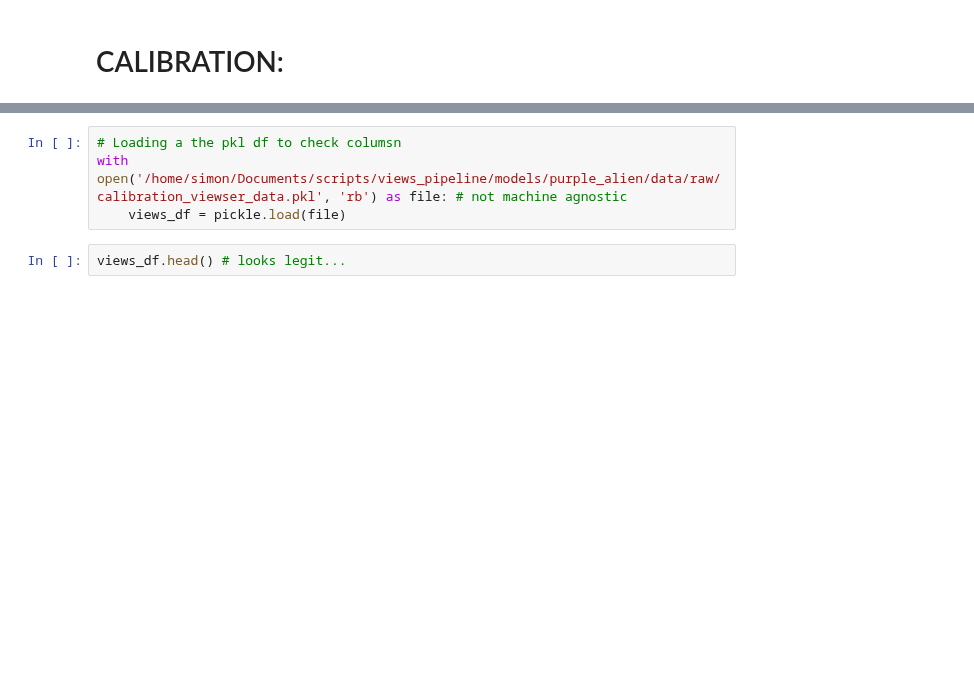
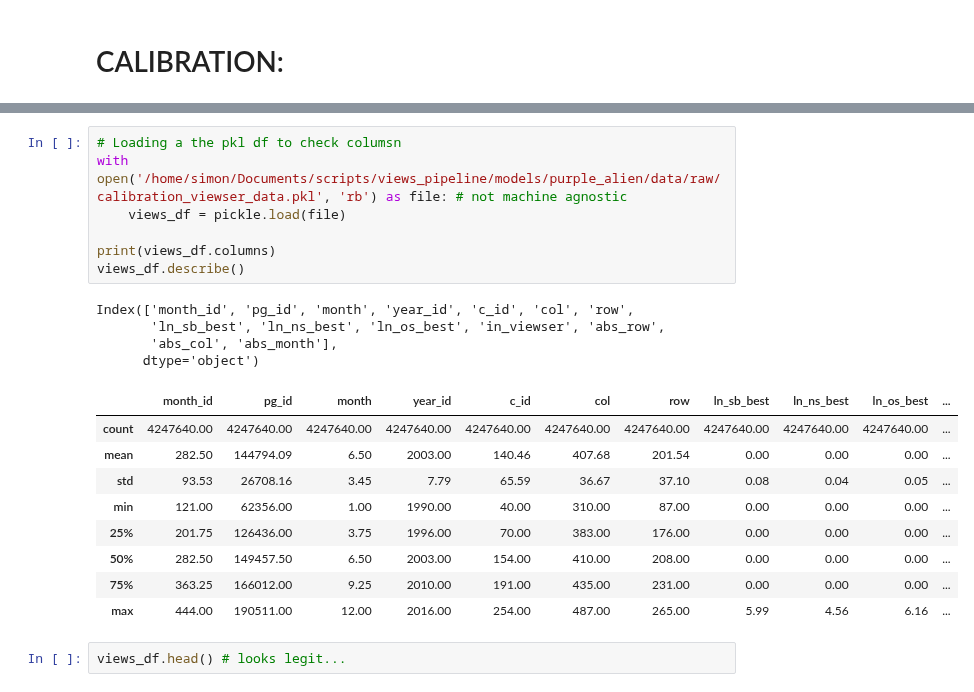
Before and after one commit to prio-data/views_pipeline, a Jupyter notebook: models/purple_alien/notebooks/check_data.ipynb, the cells around one changed output, grey strips where cells are left out. Cells and saved outputs as stored; diff of their text form; blank space fills up the shorter version.

```diff
--- a/models/purple_alien/notebooks/check_data.ipynb
+++ b/models/purple_alien/notebooks/check_data.ipynb
@@ -52,7 +47,24 @@ View run at https://wandb.ai/nornir/views_pipeline-models_purple_alien_notebooks
 # %%
 # Loading a the pkl df to check columsn
 with open('/home/simon/Documents/scripts/views_pipeline/models/purple_alien/data/raw/calibration_viewser_data.pkl', 'rb') as file: # not machine agnostic
     views_df = pickle.load(file)
+
+print(views_df.columns)
+views_df.describe()
+# %% [output]
+Index(['month_id', 'pg_id', 'month', 'year_id', 'c_id', 'col', 'row',
+       'ln_sb_best', 'ln_ns_best', 'ln_os_best', 'in_viewser', 'abs_row',
+       'abs_col', 'abs_month'],
+      dtype='object')
+|  | month_id | pg_id | month | year_id | c_id | col | row | ln_sb_best | ln_ns_best | ln_os_best | ... |
+| count | 4247640.00 | 4247640.00 | 4247640.00 | 4247640.00 | 4247640.00 | 4247640.00 | 4247640.00 | 4247640.00 | 4247640.00 | 4247640.00 | ... |
+| mean | 282.50 | 144794.09 | 6.50 | 2003.00 | 140.46 | 407.68 | 201.54 | 0.00 | 0.00 | 0.00 | ... |
+| std | 93.53 | 26708.16 | 3.45 | 7.79 | 65.59 | 36.67 | 37.10 | 0.08 | 0.04 | 0.05 | ... |
+| min | 121.00 | 62356.00 | 1.00 | 1990.00 | 40.00 | 310.00 | 87.00 | 0.00 | 0.00 | 0.00 | ... |
+| 25% | 201.75 | 126436.00 | 3.75 | 1996.00 | 70.00 | 383.00 | 176.00 | 0.00 | 0.00 | 0.00 | ... |
+| 50% | 282.50 | 149457.50 | 6.50 | 2003.00 | 154.00 | 410.00 | 208.00 | 0.00 | 0.00 | 0.00 | ... |
+| 75% | 363.25 | 166012.00 | 9.25 | 2010.00 | 191.00 | 435.00 | 231.00 | 0.00 | 0.00 | 0.00 | ... |
+| max | 444.00 | 190511.00 | 12.00 | 2016.00 | 254.00 | 487.00 | 265.00 | 5.99 | 4.56 | 6.16 | ... |
 # %%
 views_df.head() # looks legit...
 # %% [output]
```
Also changed, not shown: parts of 14 cells of this notebook, 4 other files.
